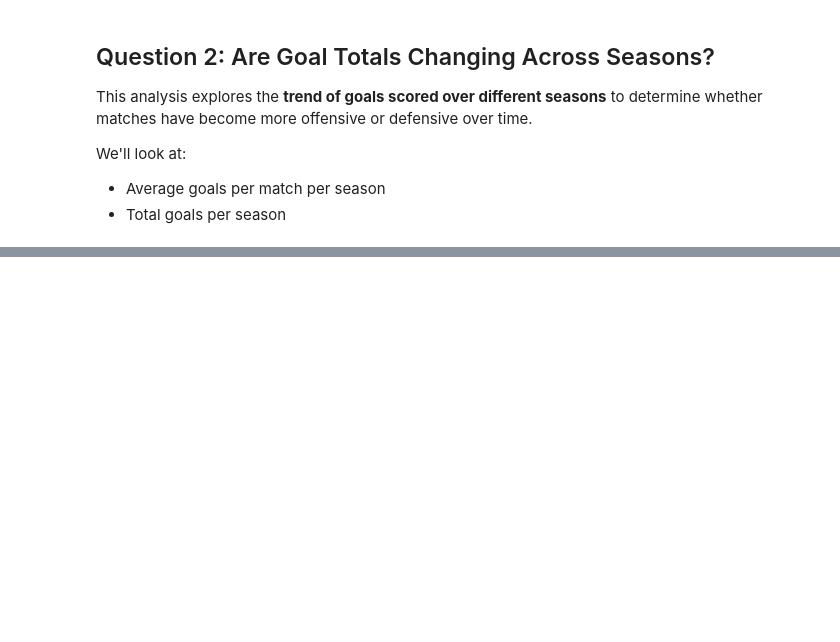
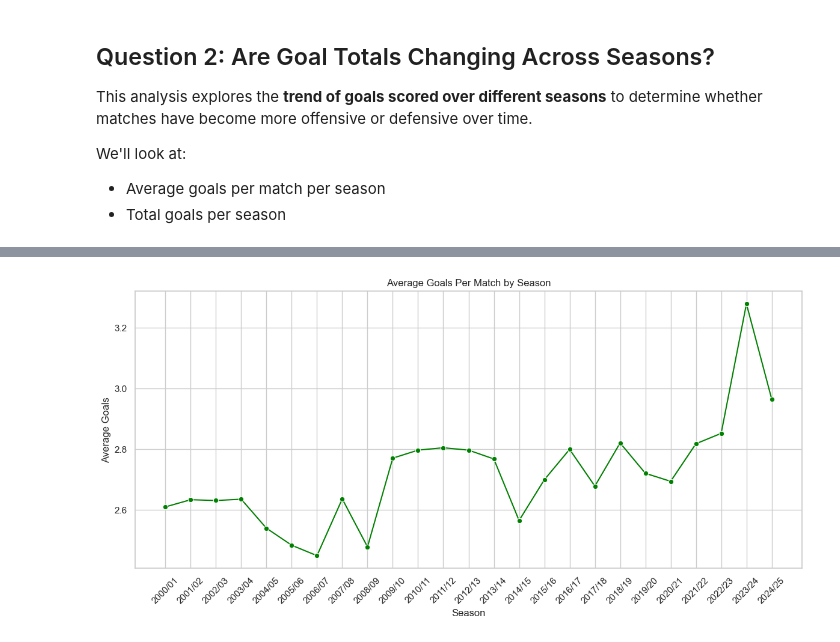
Before and after one commit to marcohuiii/Preprocessing-Project-EPL, a Jupyter notebook: eda/EPL_eda.ipynb, the cells around one changed output, grey strips where cells are left out. Saved outputs shown, nothing was run; the diff lists cells and outputs as text; code cells hidden in the pictures; blank space fills up the shorter version.

```diff
--- a/eda/EPL_eda.ipynb
+++ b/eda/EPL_eda.ipynb
@@ -156,0 +187,13 @@ We'll look at:
+# %%
+# Line chart for average goals per match per season
+plt.figure(figsize=(12,6))
+sns.lineplot(data=season_goals, x=season_goals.index, y="AvgGoalsPerMatch", marker='o', color='green')
+plt.title("Average Goals Per Match by Season")
+plt.ylabel("Average Goals")
+plt.xlabel("Season")
+plt.xticks(rotation=45)
+plt.grid(True)
+plt.tight_layout()
+plt.show()
+# %% [output]
+[figure, added]
```
Also changed, not shown: parts of 16 cells of this notebook.
